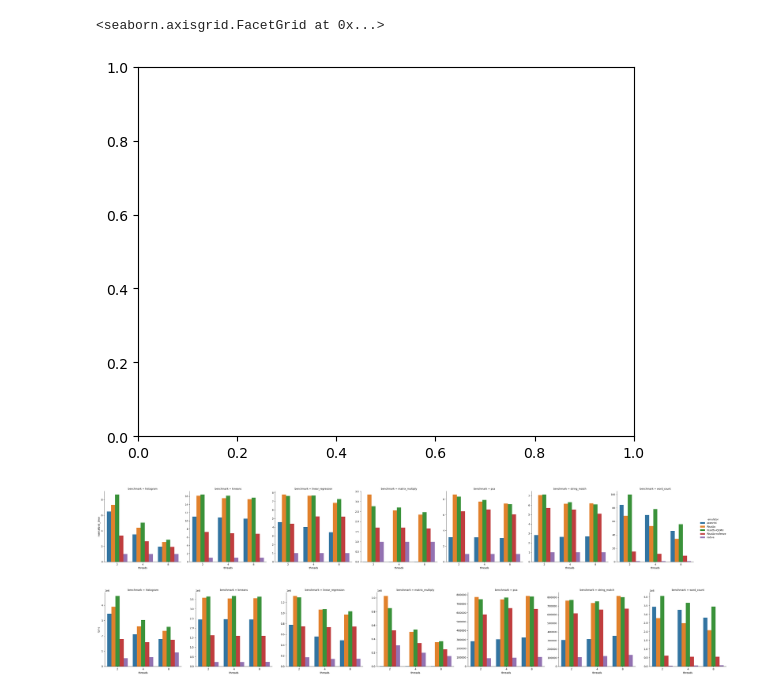
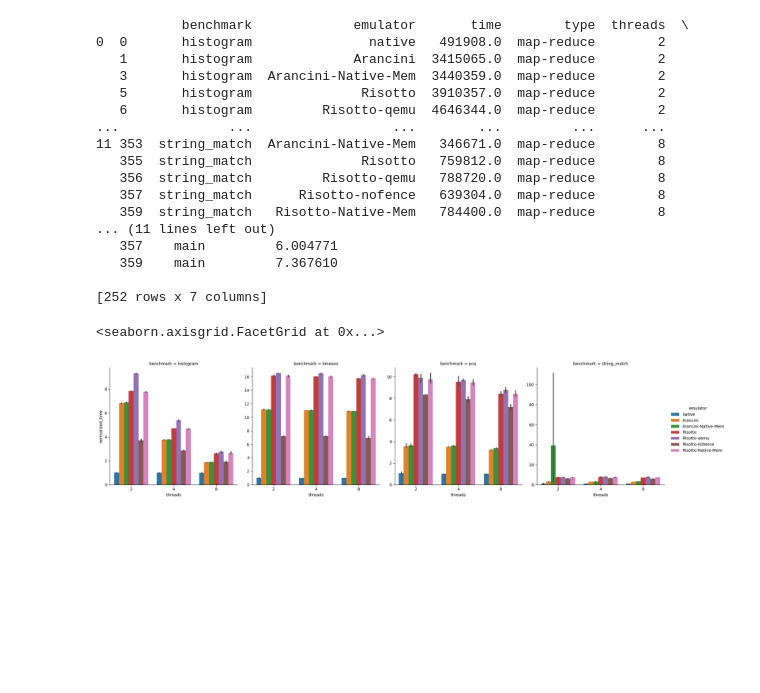
Before and after one commit to binary-translation/arancini-exploration, a Jupyter notebook: scripts/plot.ipynb, the cells around one changed output. Cells and saved outputs as stored; diff of their text form; code cells hidden in the pictures; blank space fills up the shorter version.

```diff
--- a/scripts/plot.ipynb
+++ b/scripts/plot.ipynb
@@ -4,75 +4,58 @@ import csv
 import matplotlib as mp
 import seaborn as sns
 # %%
-csvfile = open("../bench/fence-merge/times.csv", "r")
+csvfile = open("../bench/latest/times.csv", "r")
 df = pd.read_csv(csvfile)
-#df["linkname"] = "latest"
-df["linkname"] = "fence-merge"
-
-#csvfile = open("../bench/riscv-registers/times.csv", "r")
-#bf = pd.read_csv(csvfile)
-#bf["linkname"] = "riscv-registers"
-
-def median_no_fails(s):
-    if (s[s["time"]!= -1.0].empty):
-        return s.groupby(["benchmark", "emulator", "type", "threads", "linkname"], as_index=False).median()
-
-    s.drop(s[s["time"]== -1.0].index, inplace=True)
-    tmp = s.groupby(["benchmark", "emulator", "type", "threads", "linkname"], as_index=False).median()
-    return tmp
+df["version"] = "main"
 
 def normalize(s):
     tmp = s
     base = s[s["emulator"]=="native"]
-    tmp["normalized_time"] = tmp["time"].map(lambda l: l/base["time"].iloc[0])
+    tmp["normalized_time"] = tmp["time"].map(lambda l: l/base["time"].median())
     return tmp
+
+df.drop(df[df["time"]==-1.0].index, inplace=True)
 
 df.drop(df[df["emulator"]=="QEMU"].index, inplace=True)
 df.drop(df[df["emulator"]=="Risotto-tso"].index, inplace=True)
 df.drop(df[df["emulator"]=="Arancini-nlock"].index, inplace=True)
 df.drop(df[df["emulator"]=="Arancini-nmem"].index, inplace=True)
 df.drop(df[df["emulator"]=="Risotto-nmem"].index, inplace=True)
 df.drop(df[df["emulator"]=="Risotto-nlock"].index, inplace=True)
 
 #df.drop(df[df["emulator"]=="Risotto-nofence"].index, inplace=True)
-
 #df.drop(df[df["benchmark"]=="matrix_multiply"].index, inplace=True)
-
 #df.drop(df[df["threads"]!=8].index, inplace=True)
 
-
-df = df.groupby(["emulator", "benchmark", "threads", "type"], as_index=False).apply(median_no_fails)
-df = df.groupby(["benchmark", "threads", "type"], as_index=False).apply(normalize)
-
-
-#bf.groupby(by=["emulator", "benchmark"]).median(numeric_only=True)
-#bf["normalized time"] = bf["time"]
-#bases = {}
-#for b in bf["benchmark"].unique():
-#    bases[b] = bf.loc[bf["benchmark"] == b,"time"].tolist()[0]
-
-#bf["normalized time"] = bf[["normalized time", "benchmark"]].apply(lambda s: s["normalized time"]/bases[s["benchmark"]], axis=1)
-
-seq = df[df["type"] == "sequential"]
-ax = sns.barplot(data=seq, x="benchmark", y="normalized_time", hue="emulator")
-#sns.barplot(data=bf, x="benchmark", y="normalized time", hue="emulator", ax=ax, palette="pastel", fill=False)
-hatches = ['/', 'x', '\\', '-']
-
-#pthread = df[(df["type"]=="pthreads")]
-#sns.catplot(data=pthread, x="threads", y="normalized_time", hue="emulator", legend=None, col="benchmark", kind="bar")
+df = df.groupby(["benchmark", "threads"], as_index=False)[df.columns].apply(normalize)
 
 mr = df[(df["type"]=="map-reduce")]
 sns.catplot(data=mr, x="threads", y="normalized_time", hue="emulator", col="benchmark", kind="bar", sharey=False)
 
 
-sns.catplot(data=mr, x="threads", y="time", hue="emulator", legend=None, col="benchmark", kind="bar", sharey=False)
+#sns.catplot(data=mr, x="threads", y="time", hue="emulator", legend=None, col="benchmark", kind="bar", sharey=False)
 
 #for i,bar in enumerate(ax.patches):
 #    bar.set_hatch(hatches[int(i/4)])
 #for i,bar in enumerate(ax.get_legend().legend_handles):
 #    bar.set_hatch(hatches[int(i)])
 # %% [output]
-<seaborn.axisgrid.FacetGrid at 0x...>
+           benchmark             emulator       time        type  threads  \
+0  0       histogram               native   491908.0  map-reduce        2
+   1       histogram             Arancini  3415065.0  map-reduce        2
+   3       histogram  Arancini-Native-Mem  3440359.0  map-reduce        2
+   5       histogram              Risotto  3910357.0  map-reduce        2
+   6       histogram         Risotto-qemu  4646344.0  map-reduce        2
+...              ...                  ...        ...         ...      ...
+11 353  string_match  Arancini-Native-Mem   346671.0  map-reduce        8
+   355  string_match              Risotto   759812.0  map-reduce        8
+   356  string_match         Risotto-qemu   788720.0  map-reduce        8
+   357  string_match      Risotto-nofence   639304.0  map-reduce        8
+   359  string_match   Risotto-Native-Mem   784400.0  map-reduce        8
+... (11 lines left out)
+   357    main         6.004771
+   359    main         7.367610
+
+[252 rows x 7 columns]
+<seaborn.axisgrid.FacetGrid at 0x...>
-[figure, old version]
+[figure, new version]
-[figure, removed]
-[figure, removed]
```
Also changed, not shown: parts of 1 cell of this notebook, 5 other files.
